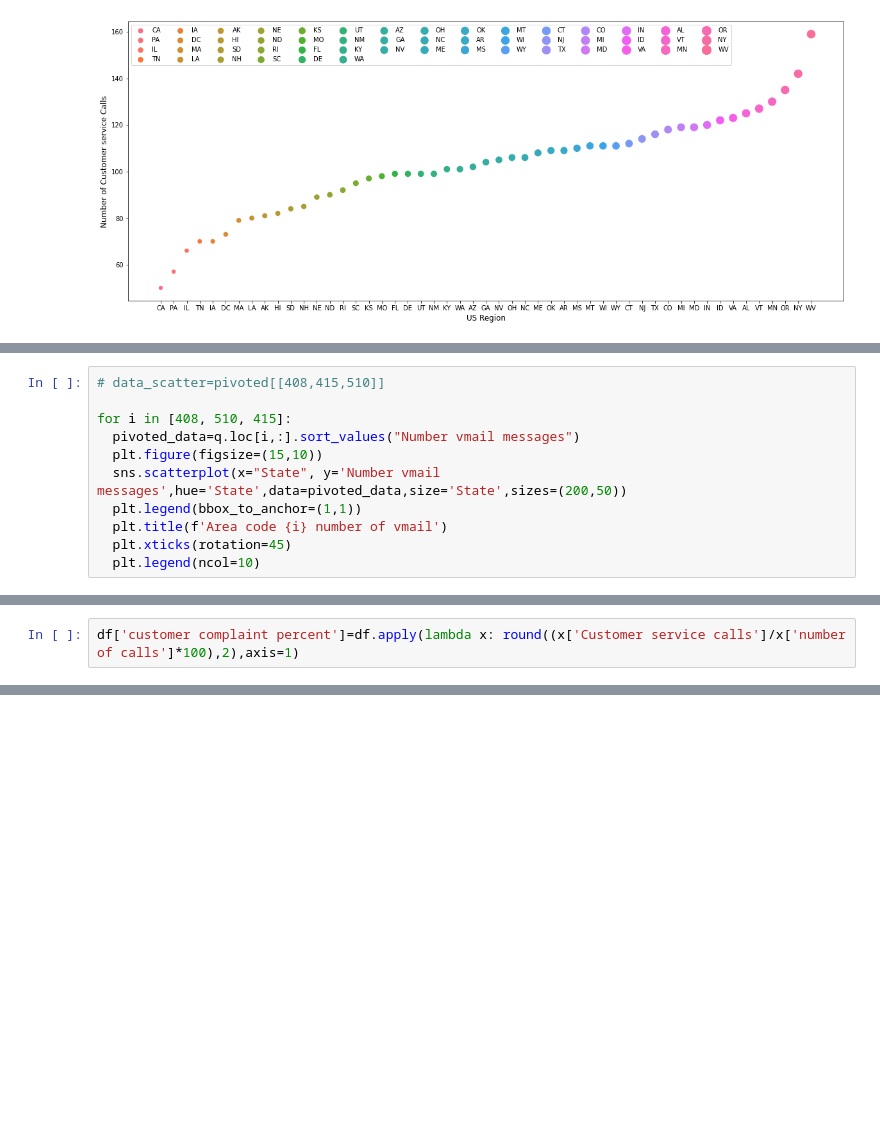
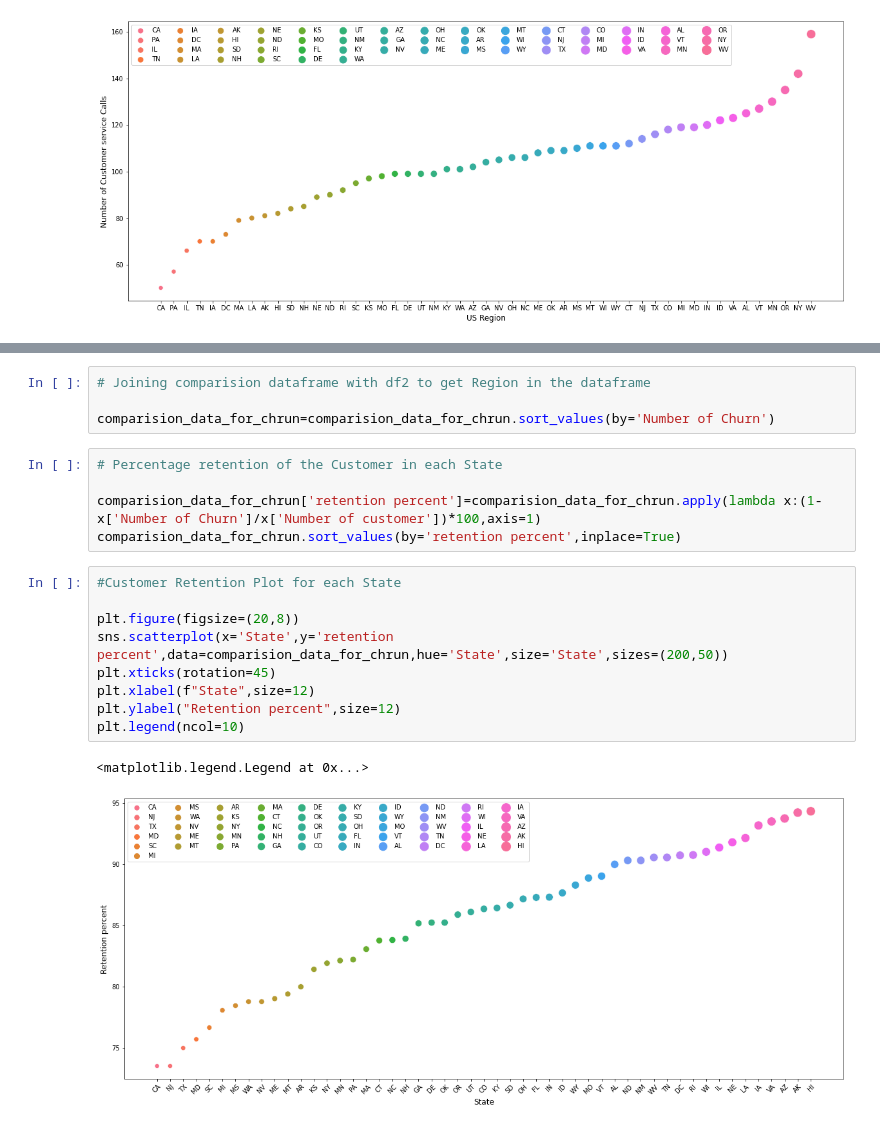
Before and after one commit to parasgupta1995/Almabetter-Capstone-project, a Jupyter notebook: Telecom_Churn_Analysis_Capstone_Project.ipynb, the cells around one changed output, grey strips where cells are left out. Saved outputs shown, nothing was run; the diff lists cells and outputs as text; blank space fills up the shorter version.

```diff
--- a/Telecom_Churn_Analysis_Capstone_Project.ipynb
+++ b/Telecom_Churn_Analysis_Capstone_Project.ipynb
@@ -206,11 +102,0 @@ q=p.groupby(by=['Area code','State'])['Number vmail messages',"Churn"].mean()
-# %%
-# data_scatter=pivoted[[408,415,510]]
-
-for i in [408, 510, 415]:
-  pivoted_data=q.loc[i,:].sort_values("Number vmail messages")
-  plt.figure(figsize=(15,10))
-  sns.scatterplot(x="State", y='Number vmail messages',hue='State',data=pivoted_data,size='State',sizes=(200,50))
-  plt.legend(bbox_to_anchor=(1,1))
-  plt.title(f'Area code {i} number of vmail')
-  plt.xticks(rotation=45)
-  plt.legend(ncol=10)
@@ -335,2 +102,0 @@ df.head()
-# %%
-df['customer complaint percent']=df.apply(lambda x: round((x['Customer service calls']/x['number of calls']*100),2),axis=1)
@@ -400,0 +169,21 @@ sns.heatmap(heatmap_corr,cmap="crest")
+# %%
+# Joining comparision dataframe with df2 to get Region in the dataframe
+
+comparision_data_for_chrun=comparision_data_for_chrun.sort_values(by='Number of Churn')
+# %%
+# Percentage retention of the Customer in each State
+
+comparision_data_for_chrun['retention percent']=comparision_data_for_chrun.apply(lambda x:(1-x['Number of Churn']/x['Number of customer'])*100,axis=1)
+comparision_data_for_chrun.sort_values(by='retention percent',inplace=True)
+# %%
+#Customer Retention Plot for each State
+
+plt.figure(figsize=(20,8))
+sns.scatterplot(x='State',y='retention percent',data=comparision_data_for_chrun,hue='State',size='State',sizes=(200,50))
+plt.xticks(rotation=45)
+plt.xlabel(f"State",size=12)
+plt.ylabel("Retention percent",size=12)
+plt.legend(ncol=10)
+# %% [output]
+<matplotlib.legend.Legend at 0x...>
+[figure, added]
```
Also changed, not shown: parts of 90 cells of this notebook.
